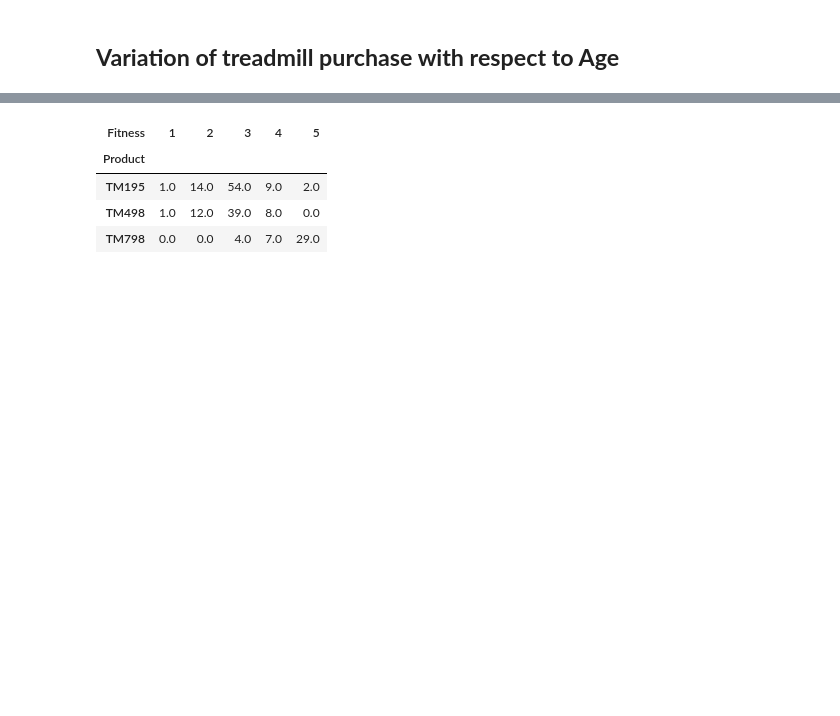
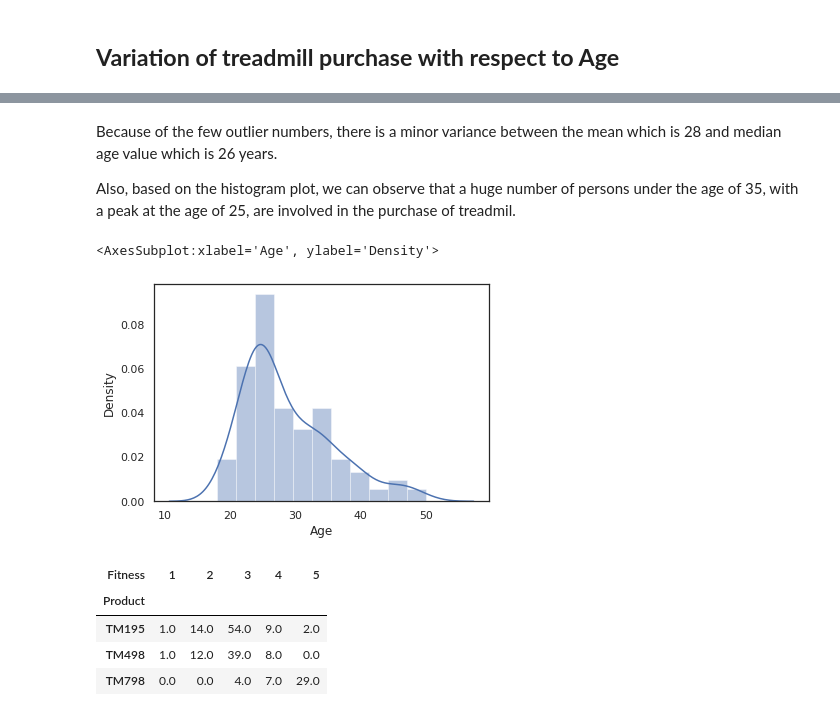
Before and after one commit to naghma28/CardioFitnessGood, a Jupyter notebook: CardioGood.ipynb, the cells around one changed output, grey strips where cells are left out. Cells and saved outputs as stored; diff of their text form; code cells hidden in the pictures; blank space fills up the shorter version.

```diff
--- a/CardioGood.ipynb
+++ b/CardioGood.ipynb
@@ -183,3 +200,12 @@ We may see the link between distinct numerical columns in pair using the pair pl
+# %% [markdown]
+Because of the few outlier numbers, there is a minor variance between the mean which is 28 and median age value which is 26 years.
+
+Also, based on the histogram plot, we can observe that a huge number of persons under the age of 35, with a peak at the age of 25, are involved in the purchase of treadmil.
+# %%
+sns.distplot(df['Age'], kde=True)                    #use displot instead
+# %% [output]
+<AxesSubplot:xlabel='Age', ylabel='Density'>
+[figure, added]
 # %%
 df.groupby(['Product','Fitness'])['Fitness'].count().unstack().fillna(0)
 # %% [output]
```
Also changed, not shown: parts of 18 cells of this notebook.
